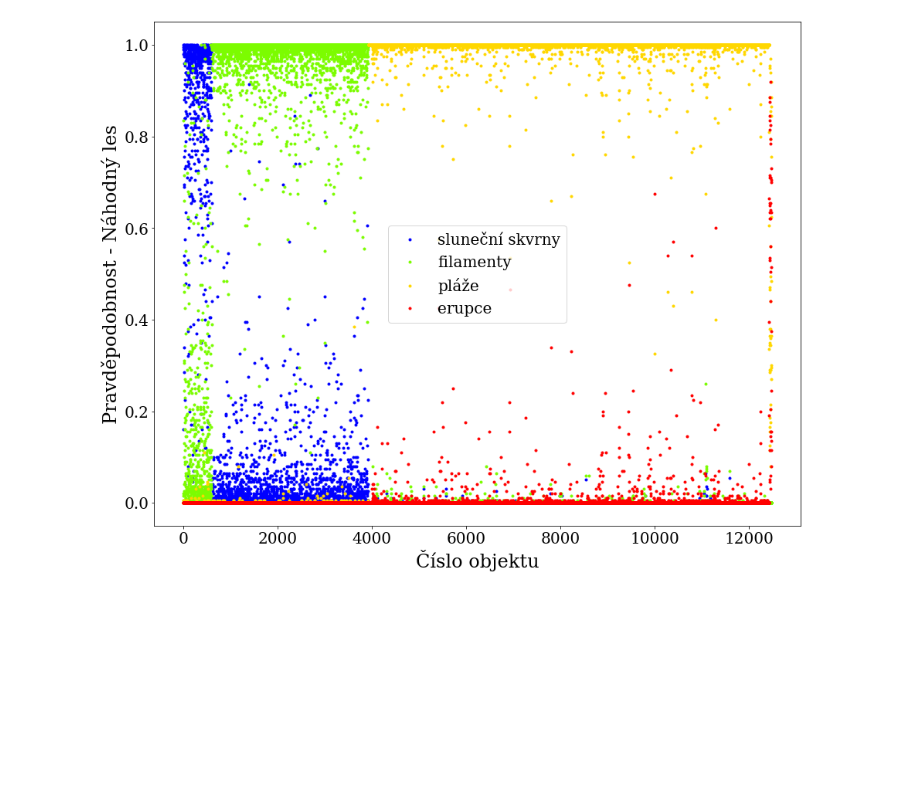
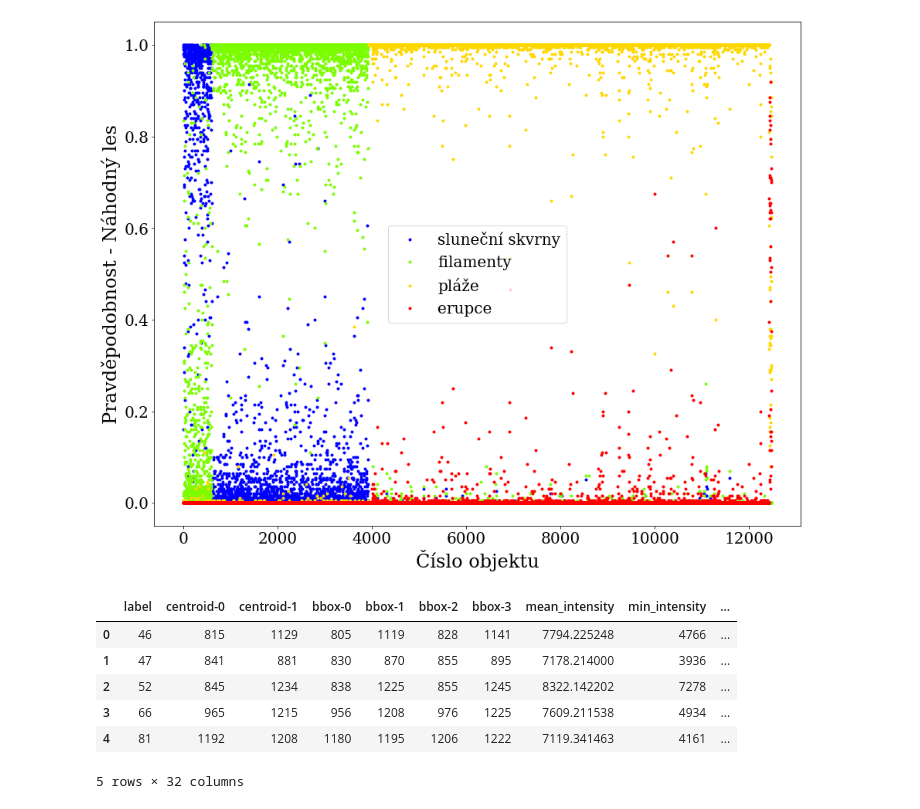
Before and after one commit to SolarFuss/dipsi, a Jupyter notebook: Forest.ipynb, the cells around one changed output. Saved outputs shown, nothing was run; the diff lists cells and outputs as text; code cells hidden in the pictures; blank space fills up the shorter version.

```diff
--- a/Forest.ipynb
+++ b/Forest.ipynb
@@ -202,3 +202,15 @@ plt.legend(fontsize=20)
 # %% [output]
 <matplotlib.legend.Legend at 0x...>
 [figure]
+# %%
+#Just to show table where classes are labelled manually a then there are classes predisted by
+#Random Forest classifier
+result
+# %% [output]
+|  | label | centroid-0 | centroid-1 | bbox-0 | bbox-1 | bbox-2 | bbox-3 | mean_intensity | min_intensity | ... |
+| 0 | 46 | 815 | 1129 | 805 | 1119 | 828 | 1141 | 7794.225248 | 4766 | ... |
+| 1 | 47 | 841 | 881 | 830 | 870 | 855 | 895 | 7178.214000 | 3936 | ... |
+| 2 | 52 | 845 | 1234 | 838 | 1225 | 855 | 1245 | 8322.142202 | 7278 | ... |
+| 3 | 66 | 965 | 1215 | 956 | 1208 | 976 | 1225 | 7609.211538 | 4934 | ... |
+| 4 | 81 | 1192 | 1208 | 1180 | 1195 | 1206 | 1222 | 7119.341463 | 4161 | ... |
+5 rows × 32 columns
```
Also changed, not shown: 1 other file.
